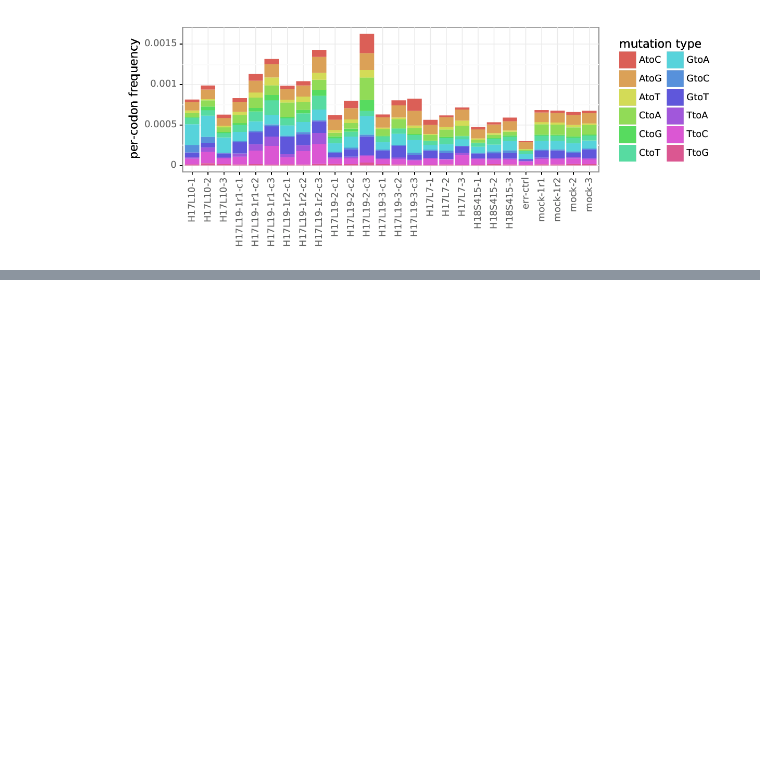
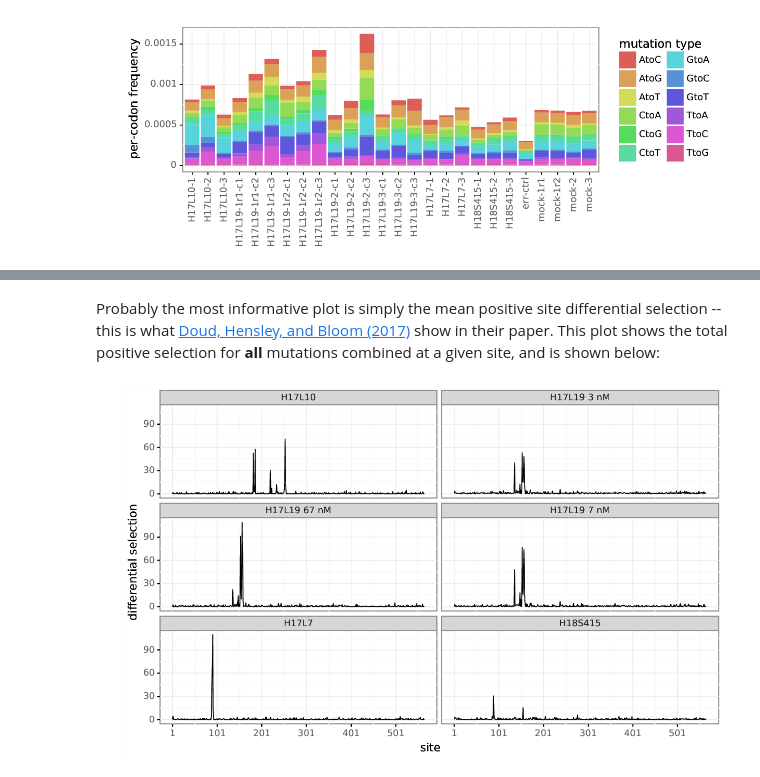
Before and after one commit to jbloomlab/dms_tools2, a Jupyter notebook: examples/Doud2017/analysis_notebook.ipynb, the cells around one changed output, grey strips where cells are left out. Cells and saved outputs as stored; diff of their text form; code cells hidden in the pictures; blank space fills up the shorter version.

Commit message:
updated Doud2017 example

```diff
--- a/examples/Doud2017/analysis_notebook.ipynb
+++ b/examples/Doud2017/analysis_notebook.ipynb
@@ -391,0 +475,7 @@ Output summary files already exist and '--use_existing' is 'yes', so exiting wit
+# %% [markdown]
+Probably the most informative plot is simply the mean positive site differential selection -- this is what [Doud, Hensley, and Bloom (2017)](http://journals.plos.org/plospathogens/article?id=10.1371/journal.ppat.1006271) show in their paper.
+This plot shows the total positive selection for **all** mutations combined at a given site, and is shown below:
+# %%
+showPDF(diffselplotprefix + 'meanpositivediffsel.pdf', width=800)
+# %% [output]
+[figure, added]
```
Also changed, not shown: parts of 17 cells of this notebook, 2 other files.
